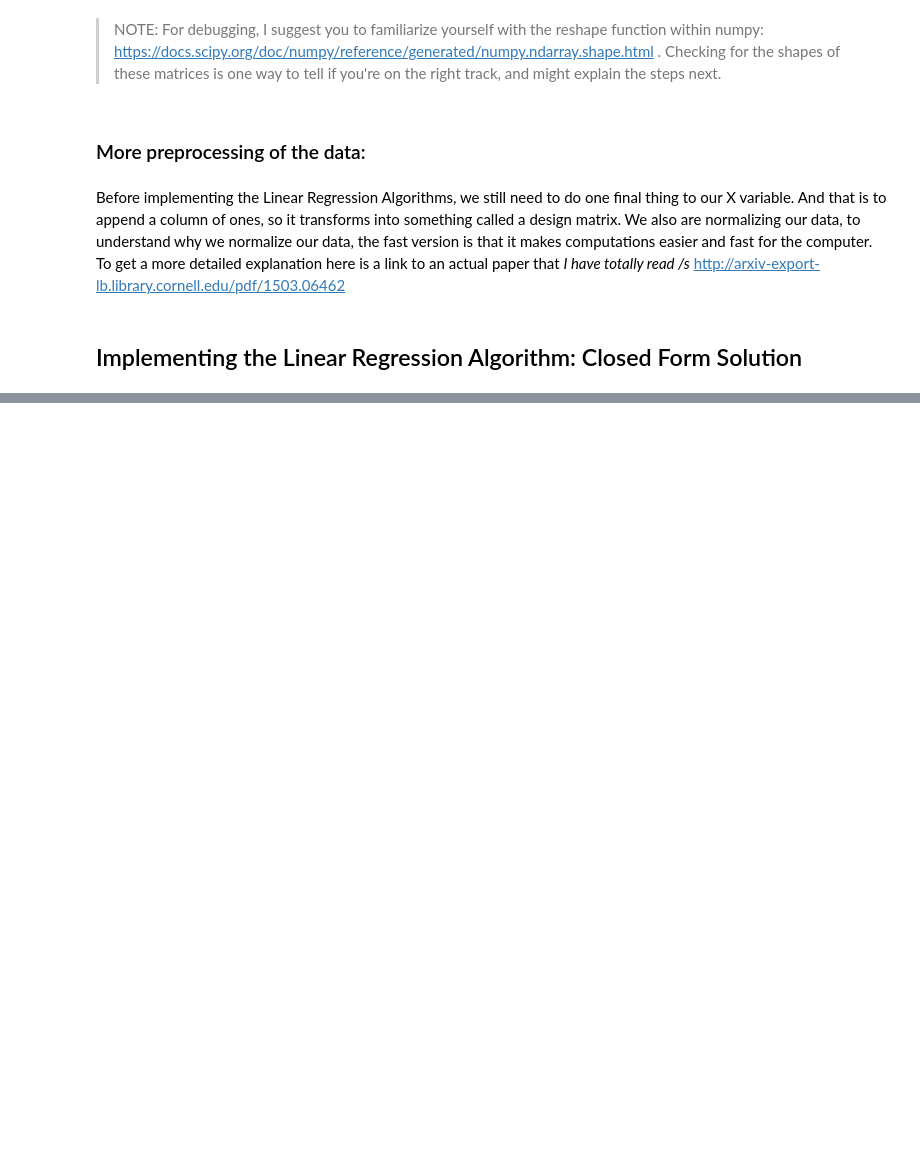
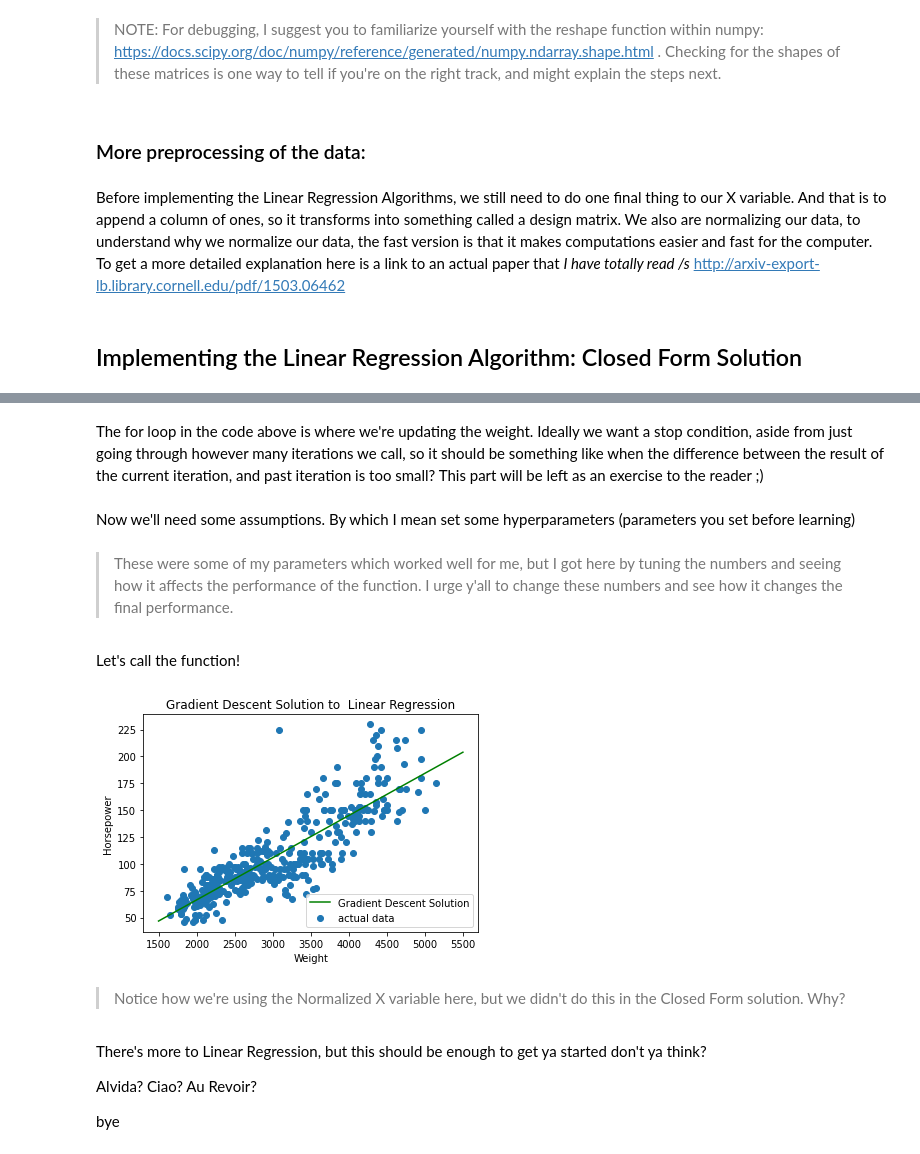
Before and after one commit to FReeshabh/xblog, a Jupyter notebook: _notebooks/2020-04-06-linear-regression-a-non-authoritative-guide.ipynb, the cells around one changed output, grey strips where cells are left out. Drawn from its saved outputs; the diff is of its cells as text; code cells hidden in the pictures; blank space fills up the shorter version.

```diff
--- a/_notebooks/2020-04-06-linear-regression-a-non-authoritative-guide.ipynb
+++ b/_notebooks/2020-04-06-linear-regression-a-non-authoritative-guide.ipynb
@@ -62,0 +107,20 @@ X_norm = np.hstack((X_norm, np.ones(X_norm.shape))) # This is our normalized X
+# %%
+def gradient_descent(iterations, rho, weight, x, t): #rho here refers to the learning rate, told ya pay attention!
+    """
+    Gradient Descent Solution for the weight for Linear Regression
+    """
+    for i in range(iterations):
+        gradient = ((2* weight.T @ x.T@ x ) - (2* t.T @ x)).T
+        weight = weight - (rho * gradient)
+        #print("Iteration {} 's loss: {}".format(i, (np.square(np.linalg.norm(t - x @ weight))))) #uncomment this to see loss updating
+    d_grad = np.linspace(1500, 5500, 3500)
+    weight[0][0] = weight[0][0] / X.max()
+    # print(weight) # debugging purposes
+    prediction_grad = weight.T [0][0]*d_grad + weight.T[0][1]
+    plt.title("Gradient Descent Solution to  Linear Regression")
+    plt.scatter(X[:,0], t, label="actual data")
+    plt.xlabel('Weight')
+    plt.ylabel('Horsepower')
+    plt.plot(d_grad, prediction_grad, color = "green", label="Gradient Descent Solution")
+    plt.legend()
+    plt.show()
@@ -62,0 +129,29 @@ X_norm = np.hstack((X_norm, np.ones(X_norm.shape))) # This is our normalized X
+# %% [markdown]
+The for loop in the code above is where we're updating the weight. Ideally we want a stop condition, aside from just going through however many iterations we call, so it should be something like when the difference between the result of the current iteration, and past iteration is too small? This part will be left as an exercise to the reader ;)
+# %% [markdown]
+Now we'll need some assumptions. By which I mean set some hyperparameters (parameters you set before learning)
+# %%
+# Initial Assumptions made
+init_weight = np.array([0, 0])
+init_weight = np.reshape(init_weight, (-1, 1))
+max_iterations = 1000 #(epochs)
+rho_learning_rate = 0.001
+# %% [markdown]
+> These were some of my parameters which worked well for me, but I got here by tuning the numbers and seeing how it affects the performance of the function. I urge y'all to change these numbers and see how it changes the final performance.
+# %% [markdown]
+Let's call the function!
+# %%
+gradient_descent(max_iterations, rho_learning_rate, init_weight, X_norm, t_target)
+# %% [output]
+[figure, added]
+# %% [markdown]
+> Notice how we're using the Normalized X variable here, but we didn't do this in the Closed Form solution. Why?
+# %% [markdown]
+There's more to Linear Regression, but this should be enough to get ya started don't ya think?
+
+Alvida?
+Ciao?
+Au Revoir?
+
+
+bye
```
Also changed, not shown: parts of 12 cells of this notebook.
